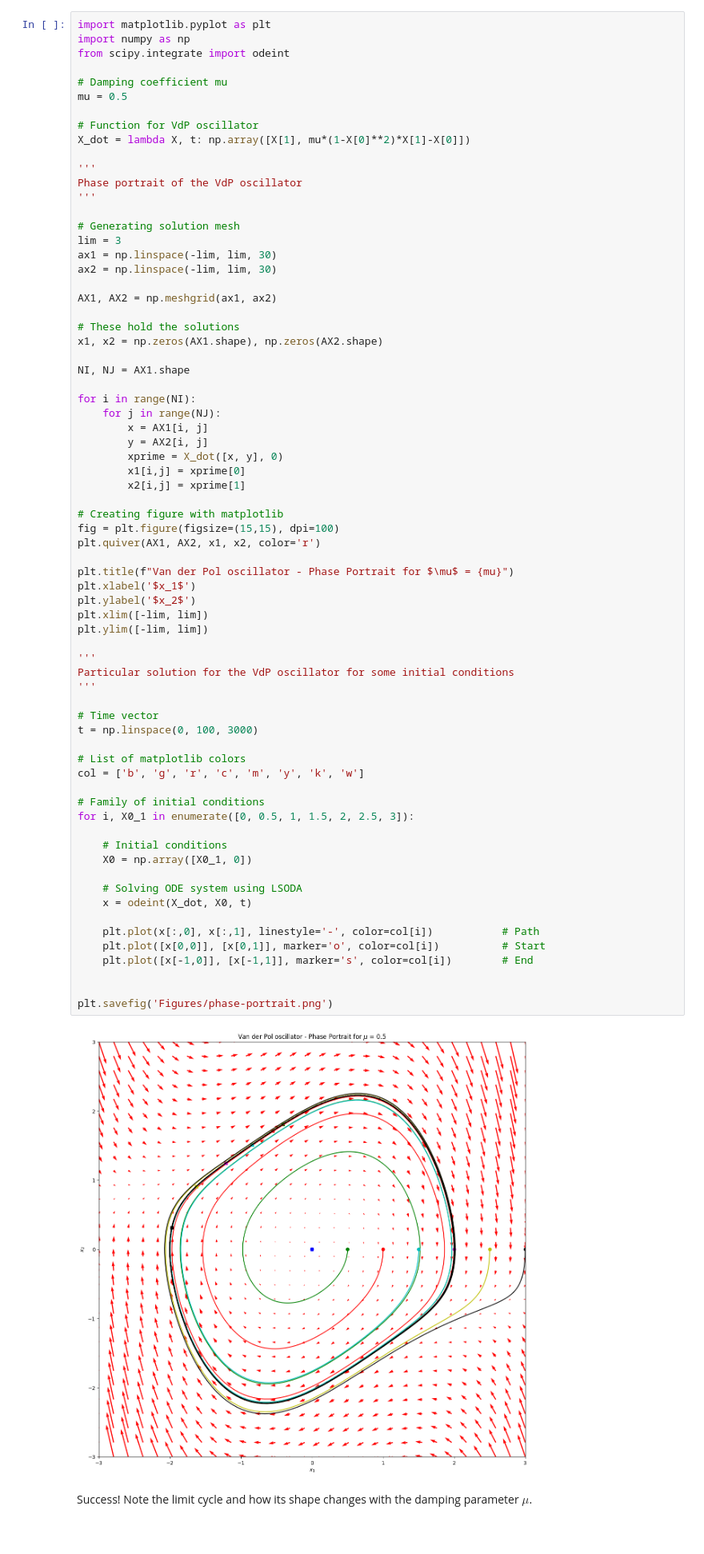
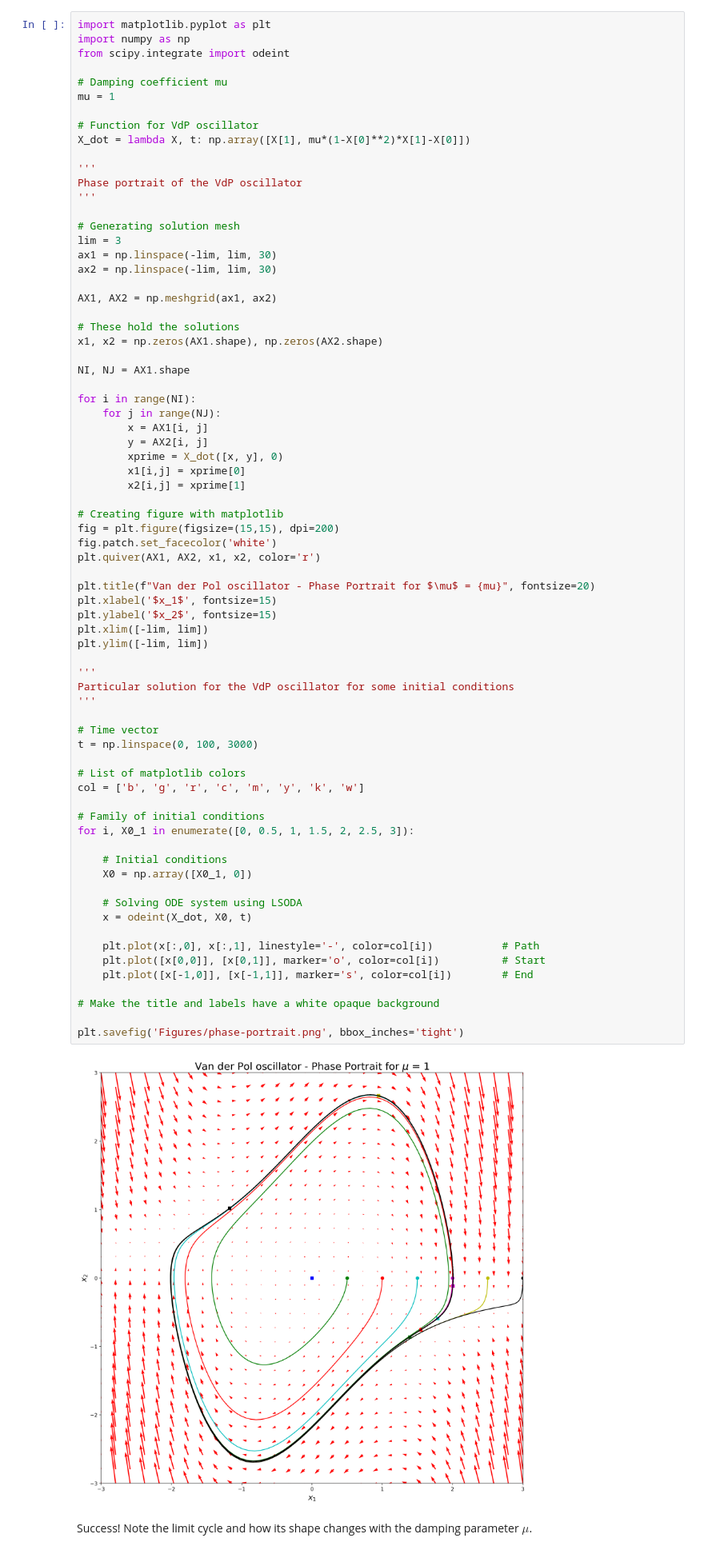
Before and after one commit to raihaan123/UROP-Notes, a Jupyter notebook: IPython Notebooks/numerical_solution.ipynb, the cells around one changed output. Shown at 80% size. Drawn from its saved outputs; the diff is of its cells as text.

Commit message:
Added phase portrait to vault

```diff
--- a/IPython Notebooks/numerical_solution.ipynb
+++ b/IPython Notebooks/numerical_solution.ipynb
@@ -7,7 +7,7 @@ import numpy as np
 from scipy.integrate import odeint
 
 # Damping coefficient mu
-mu = 0.5
+mu = 1
 
 # Function for VdP oscillator
 X_dot = lambda X, t: np.array([X[1], mu*(1-X[0]**2)*X[1]-X[0]])
@@ -37,41 +37,43 @@ for i in range(NI):
         x2[i,j] = xprime[1]
 
 # Creating figure with matplotlib
-fig = plt.figure(figsize=(15,15), dpi=100)
+fig = plt.figure(figsize=(15,15), dpi=200)
+fig.patch.set_facecolor('white')
 plt.quiver(AX1, AX2, x1, x2, color='r')
 
-plt.title(f"Van der Pol oscillator - Phase Portrait for $\mu$ = {mu}")
-plt.xlabel('$x_1$')
-plt.ylabel('$x_2$')
+plt.title(f"Van der Pol oscillator - Phase Portrait for $\mu$ = {mu}", fontsize=20)
+plt.xlabel('$x_1$', fontsize=15)
+plt.ylabel('$x_2$', fontsize=15)
 plt.xlim([-lim, lim])
 plt.ylim([-lim, lim])
 
 '''
 Particular solution for the VdP oscillator for some initial conditions
 '''
 
 # Time vector
 t = np.linspace(0, 100, 3000)
 
 # List of matplotlib colors
 col = ['b', 'g', 'r', 'c', 'm', 'y', 'k', 'w']
 
 # Family of initial conditions
 for i, X0_1 in enumerate([0, 0.5, 1, 1.5, 2, 2.5, 3]):
 
     # Initial conditions
     X0 = np.array([X0_1, 0])
 
     # Solving ODE system using LSODA
     x = odeint(X_dot, X0, t)
 
     plt.plot(x[:,0], x[:,1], linestyle='-', color=col[i])           # Path
     plt.plot([x[0,0]], [x[0,1]], marker='o', color=col[i])          # Start
     plt.plot([x[-1,0]], [x[-1,1]], marker='s', color=col[i])        # End
 
+# Make the title and labels have a white opaque background
 
-plt.savefig('Figures/phase-portrait.png')
+plt.savefig('Figures/phase-portrait.png', bbox_inches='tight')
 # %% [output]
-[figure, old version]
+[figure, new version]
 # %% [markdown]
 Success! Note the limit cycle and how its shape changes with the damping parameter $\mu$.
```
Also changed, not shown: 3 other files.
